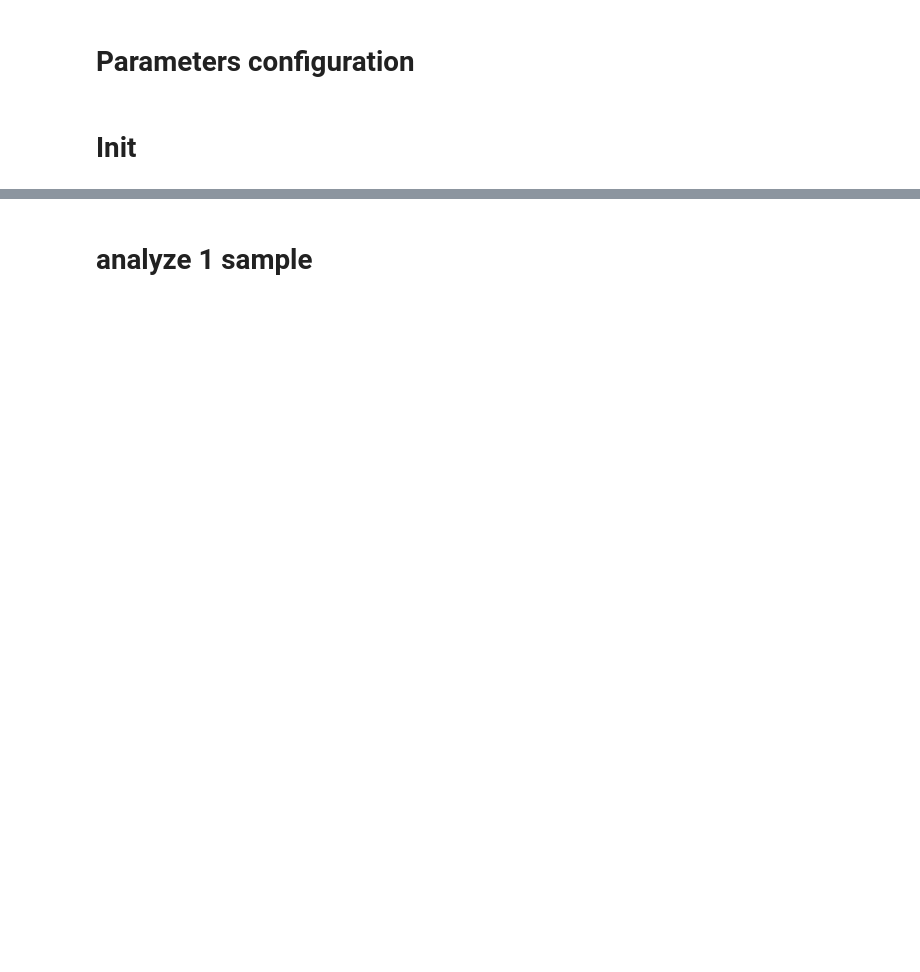
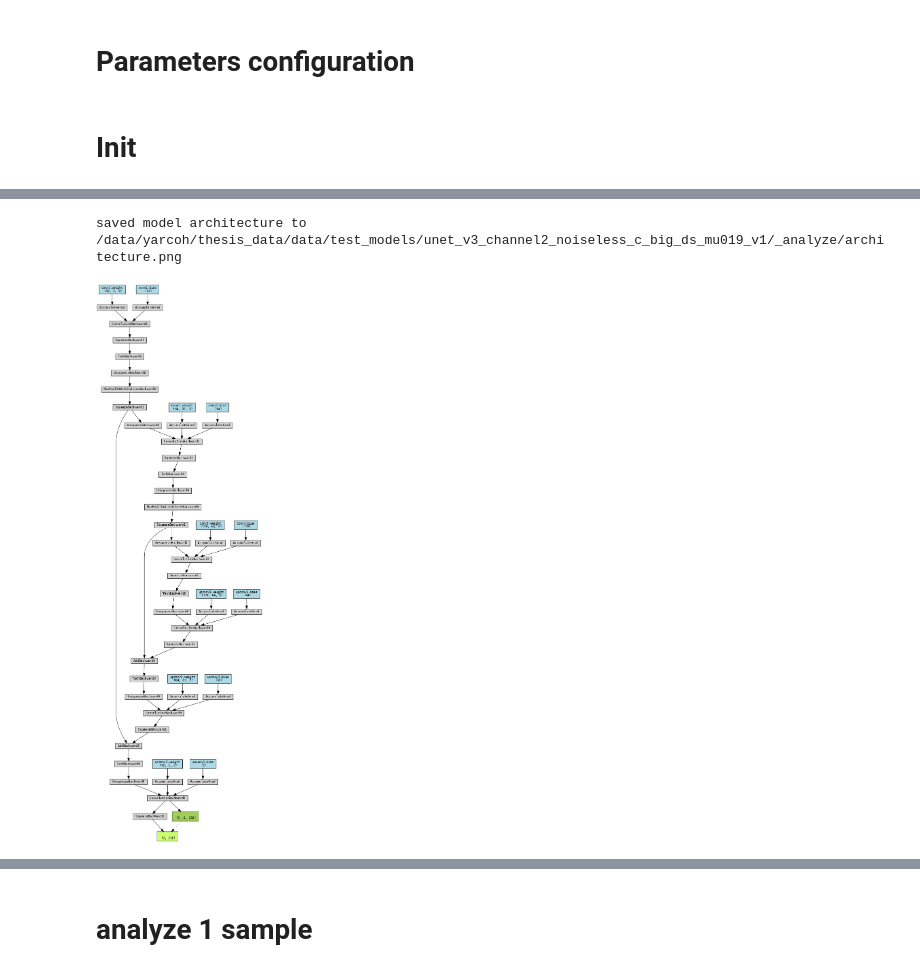
Before and after one commit to Yarden92/Thesis-code, a Jupyter notebook: apps/deep/model_analyzers/model_analyzer.ipynb, the cells around one changed output, grey strips where cells are left out. Cells and saved outputs as stored; diff of their text form; code cells hidden in the pictures; blank space fills up the shorter version.

```diff
--- a/apps/deep/model_analyzers/model_analyzer.ipynb
+++ b/apps/deep/model_analyzers/model_analyzer.ipynb
@@ -60,2 +79,12 @@ conf.__dict__
+# %%
+from IPython.display import Image
+path = f'{trained_model_path}/_analyze/architecture'
+trainer.plot_architecture(path)
+
+# Replace 'image_path' with the path to your image file
+Image(filename=path+'.png')
+# %% [output]
+saved model architecture to /data/yarcoh/thesis_data/data/test_models/unet_v3_channel2_noiseless_c_big_ds_mu019_v1/_analyze/architecture.png
+[figure, added]
 # %%
 # for broken models with old config
```
Also changed, not shown: parts of 17 cells of this notebook, 16 other files.
